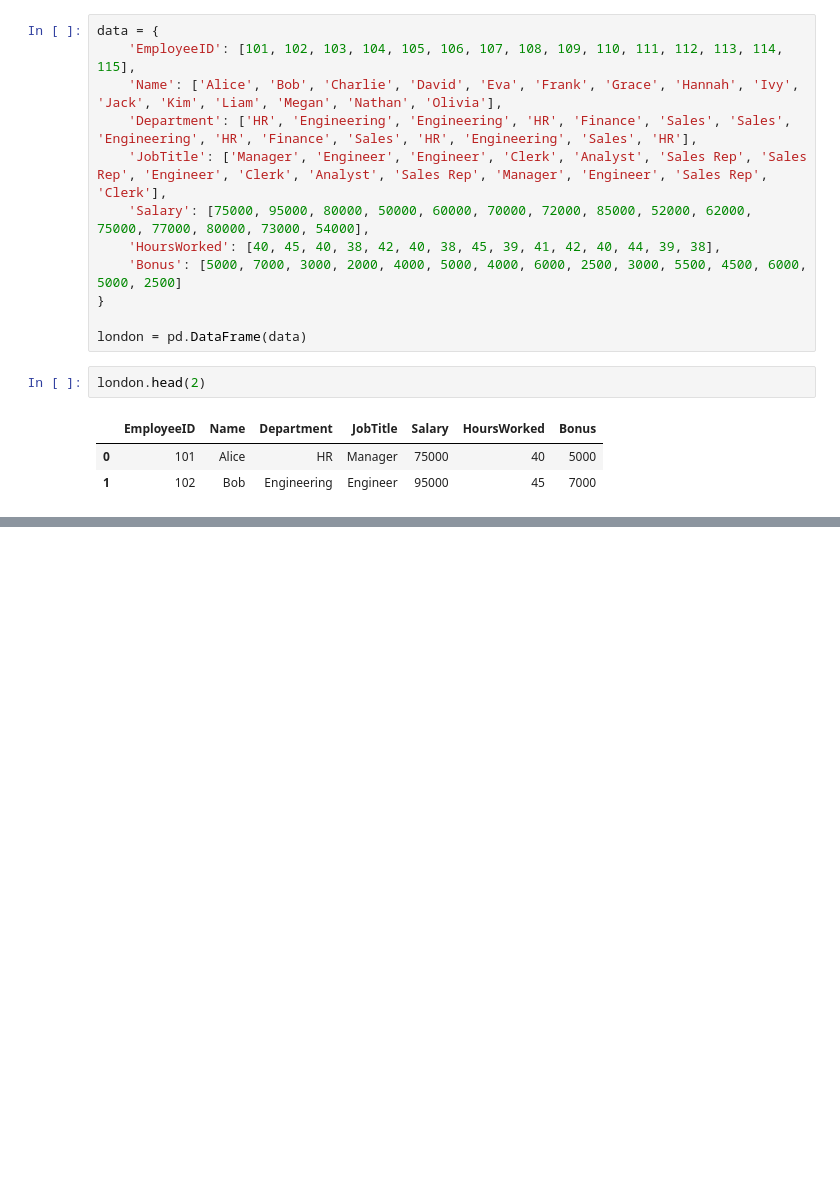
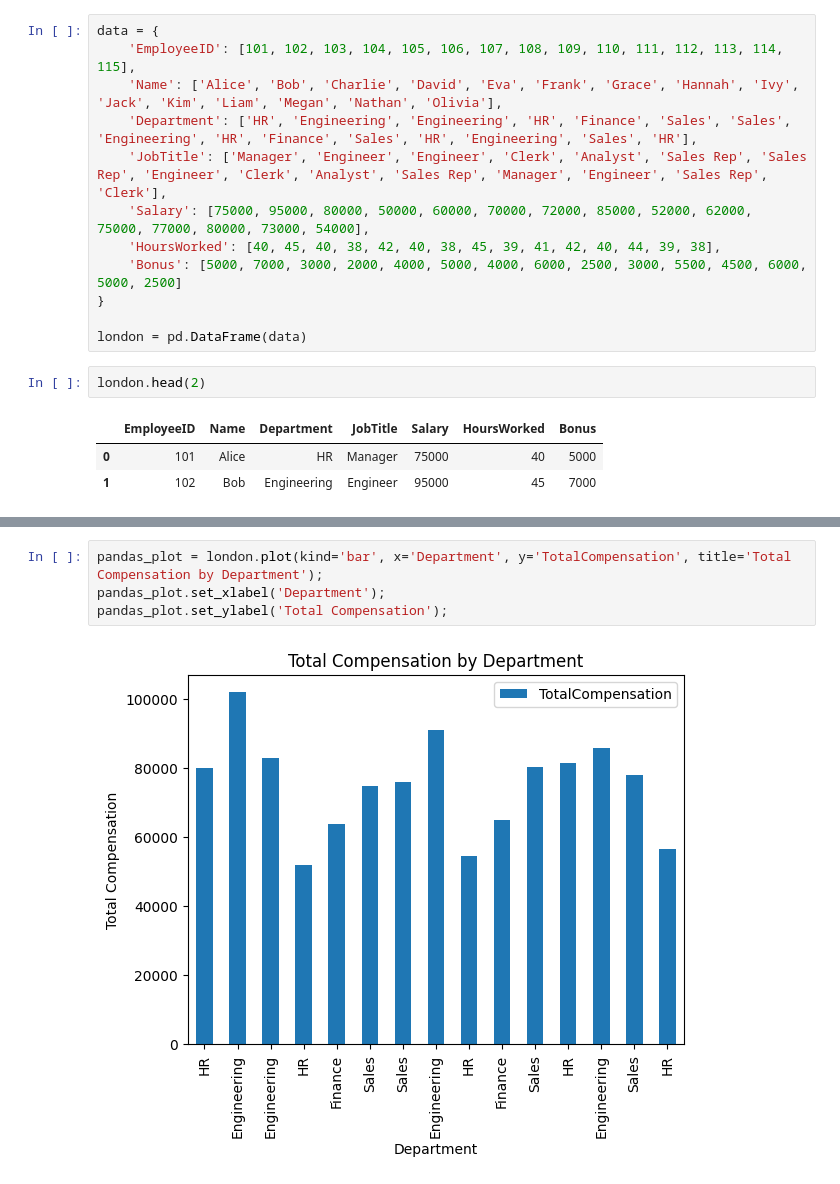
Before and after one commit to WindsorTree/Plotting-Practice, a Jupyter notebook: Plotting_Examples.ipynb, the cells around one changed output, grey strips where cells are left out. Drawn from its saved outputs; the diff is of its cells as text; blank space fills up the shorter version.

```diff
--- a/Plotting_Examples.ipynb
+++ b/Plotting_Examples.ipynb
@@ -29,0 +30,6 @@ pandas_plot.set_ylabel('Total Compensation');
+# %%
+pandas_plot = london.plot(kind='bar', x='Department', y='TotalCompensation', title='Total Compensation by Department');
+pandas_plot.set_xlabel('Department');
+pandas_plot.set_ylabel('Total Compensation');
+# %% [output]
+[figure, added]
```
Also changed, not shown: parts of 1 cell of this notebook.
